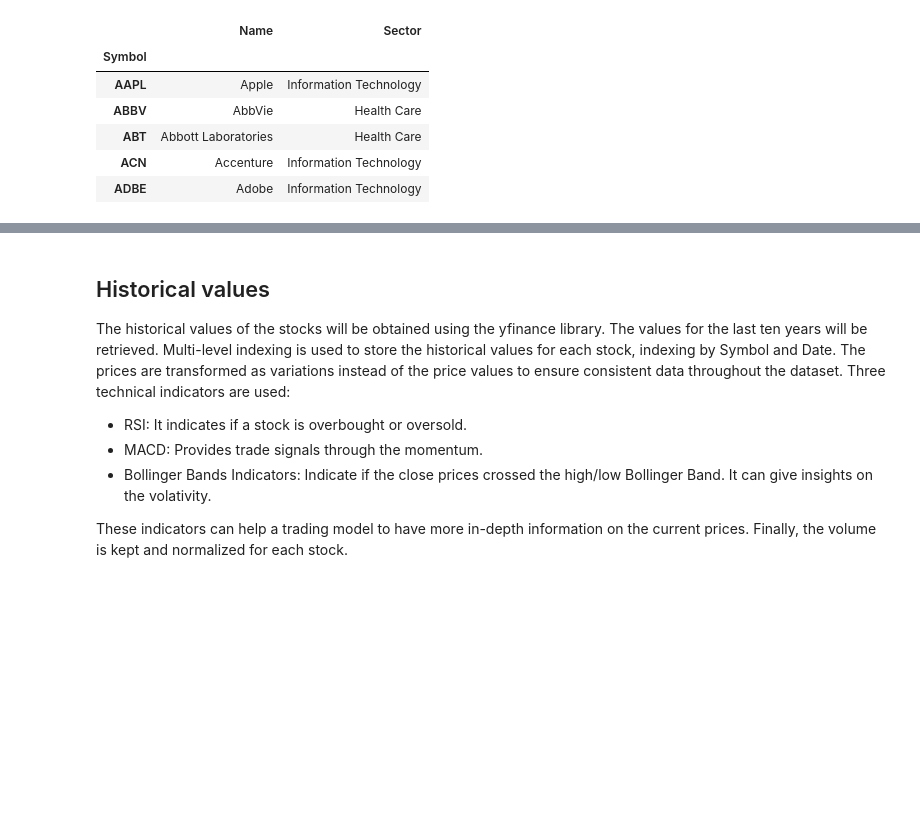
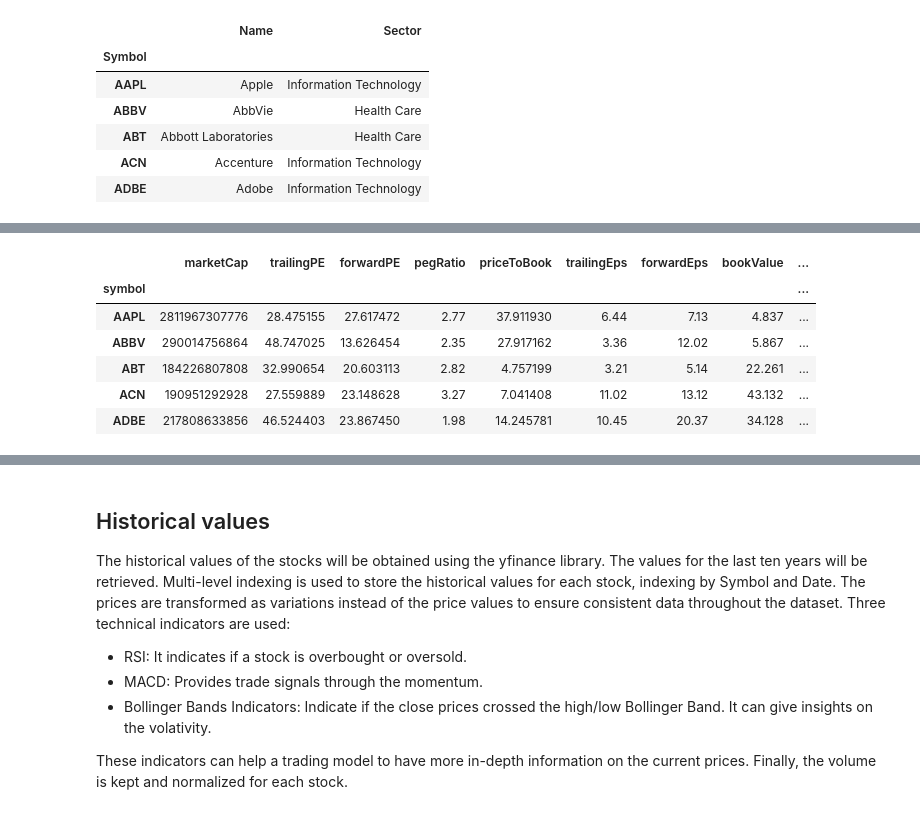
Before and after one commit to timothewt/SP100AnalysisWithGNNs, a Jupyter notebook: notebooks/1-data_collection_and_preprocessing.ipynb, the cells around one changed output, grey strips where cells are left out. Saved outputs shown, nothing was run; the diff lists cells and outputs as text; code cells hidden in the pictures; blank space fills up the shorter version.

Commit message:
using current fundamentals

```diff
--- a/notebooks/1-data_collection_and_preprocessing.ipynb
+++ b/notebooks/1-data_collection_and_preprocessing.ipynb
@@ -43,2 +39,15 @@ stocks.head()
 # %%
-stocks.to_csv("../data/SP100/raw/stocks.csv")
+fundamentals = [
+	yf.Ticker(stock).info for stock in stocks.index
+]
+fundamentals = pd.DataFrame(fundamentals).set_index("symbol")
+fundamentals = fundamentals[["marketCap", "trailingPE", "forwardPE", "pegRatio", "priceToBook", "trailingEps", "forwardEps", "bookValue", "payoutRatio", "beta", "fiveYearAvgDividendYield", "52WeekChange", "averageVolume"]].fillna(0)
+fundamentals.head()
+# %% [output]
+|  | marketCap | trailingPE | forwardPE | pegRatio | priceToBook | trailingEps | forwardEps | bookValue | ... |
+| symbol |  |  |  |  |  |  |  |  | ... |
+| AAPL | 2811967307776 | 28.475155 | 27.617472 | 2.77 | 37.911930 | 6.44 | 7.13 | 4.837 | ... |
+| ABBV | 290014756864 | 48.747025 | 13.626454 | 2.35 | 27.917162 | 3.36 | 12.02 | 5.867 | ... |
+| ABT | 184226807808 | 32.990654 | 20.603113 | 2.82 | 4.757199 | 3.21 | 5.14 | 22.261 | ... |
+| ACN | 190951292928 | 27.559889 | 23.148628 | 3.27 | 7.041408 | 11.02 | 13.12 | 43.132 | ... |
+| ADBE | 217808633856 | 46.524403 | 23.867450 | 1.98 | 14.245781 | 10.45 | 20.37 | 34.128 | ... |
```
Also changed, not shown: parts of 9 cells of this notebook, 1 other file.
